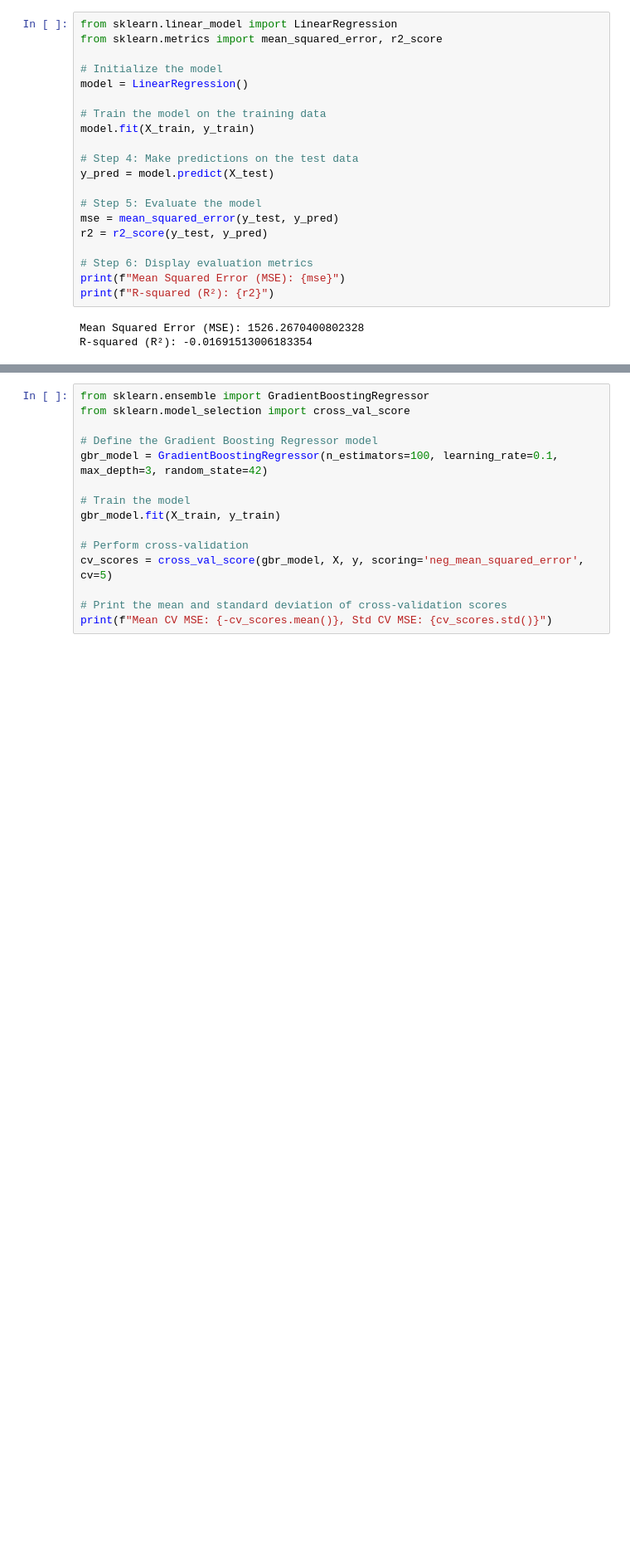
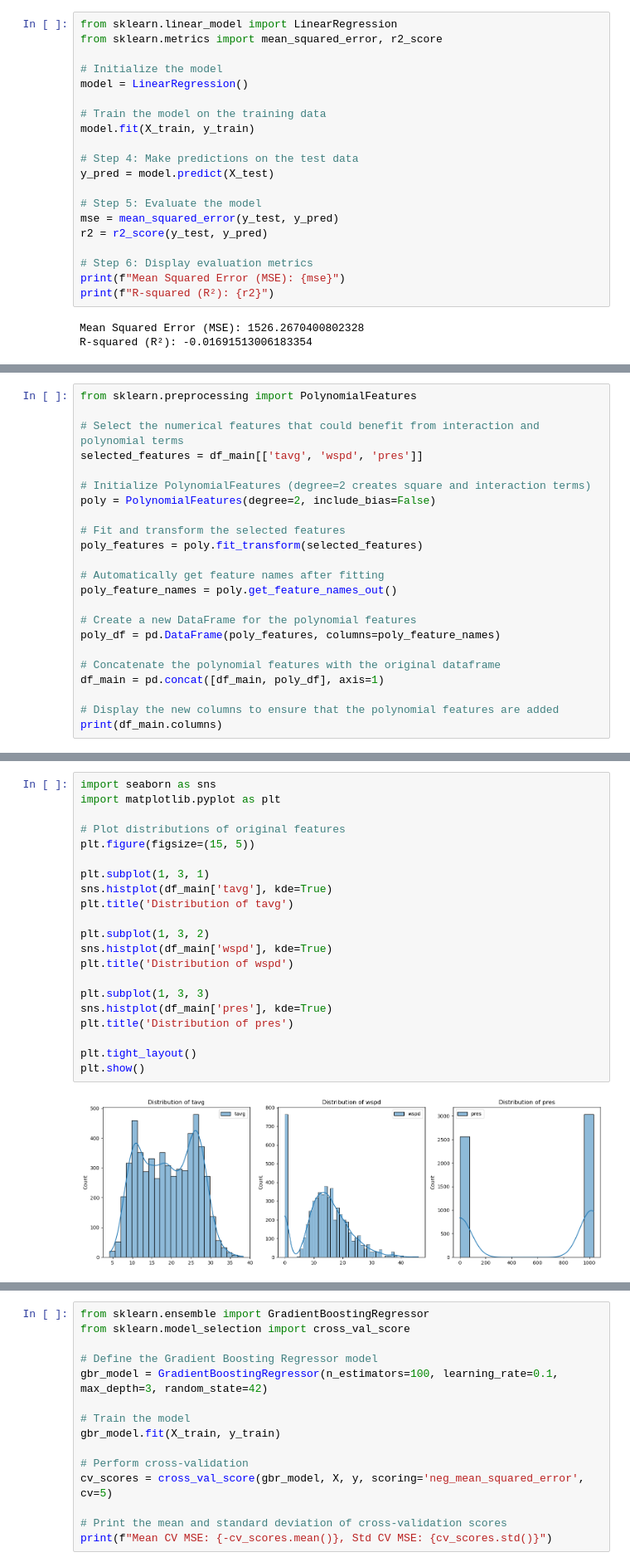
Before and after one commit to Futuroent/Iron_Hack_Water_in_Tunisia, a Jupyter notebook: notebooks/Water_Tunisia_notebook.ipynb, the cells around one changed output, grey strips where cells are left out. Shown at 83% size. Cells and saved outputs as stored; diff of their text form; blank space fills up the shorter version.

```diff
--- a/notebooks/Water_Tunisia_notebook.ipynb
+++ b/notebooks/Water_Tunisia_notebook.ipynb
@@ -439,0 +626,23 @@ R-squared (R²): -0.01691513006183354
+# %%
+from sklearn.preprocessing import PolynomialFeatures
+
+# Select the numerical features that could benefit from interaction and polynomial terms
+selected_features = df_main[['tavg', 'wspd', 'pres']]
+
+# Initialize PolynomialFeatures (degree=2 creates square and interaction terms)
+poly = PolynomialFeatures(degree=2, include_bias=False)
+
+# Fit and transform the selected features
+poly_features = poly.fit_transform(selected_features)
+
+# Automatically get feature names after fitting
+poly_feature_names = poly.get_feature_names_out()
+
+# Create a new DataFrame for the polynomial features
+poly_df = pd.DataFrame(poly_features, columns=poly_feature_names)
+
+# Concatenate the polynomial features with the original dataframe
+df_main = pd.concat([df_main, poly_df], axis=1)
+
+# Display the new columns to ensure that the polynomial features are added
+print(df_main.columns)
@@ -439,0 +703,23 @@ R-squared (R²): -0.01691513006183354
+# %%
+import seaborn as sns
+import matplotlib.pyplot as plt
+
+# Plot distributions of original features
+plt.figure(figsize=(15, 5))
+
+plt.subplot(1, 3, 1)
+sns.histplot(df_main['tavg'], kde=True)
+plt.title('Distribution of tavg')
+
+plt.subplot(1, 3, 2)
+sns.histplot(df_main['wspd'], kde=True)
+plt.title('Distribution of wspd')
+
+plt.subplot(1, 3, 3)
+sns.histplot(df_main['pres'], kde=True)
+plt.title('Distribution of pres')
+
+plt.tight_layout()
+plt.show()
+# %% [output]
+[figure, added]
```
Also changed, not shown: parts of 44 cells of this notebook, 5 other files.
